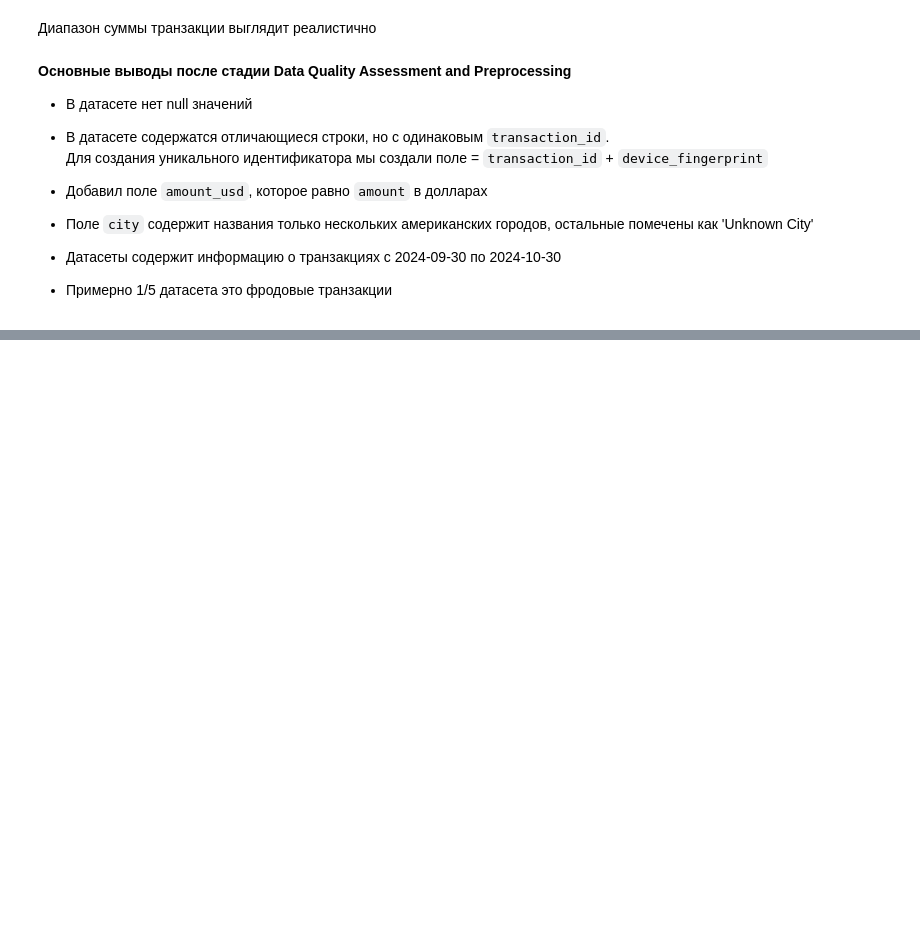
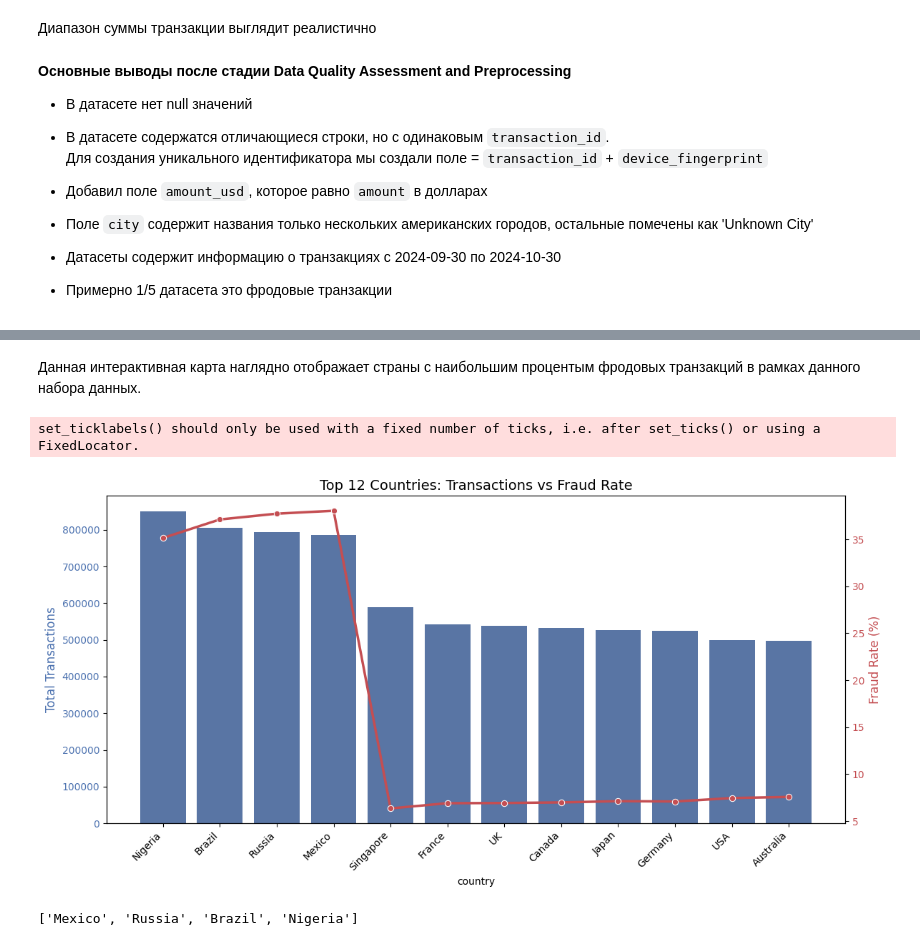
Before and after one commit to SaidKamalov/transaction_fraud_analysis, a Jupyter notebook: EDA.ipynb, the cells around one changed output, grey strips where cells are left out. Saved outputs shown, nothing was run; the diff lists cells and outputs as text; code cells hidden in the pictures; blank space fills up the shorter version.

```diff
--- a/EDA.ipynb
+++ b/EDA.ipynb
@@ -413,0 +423,4 @@ print(f'Максимальная сумма транзакции: {round(transac
+# %%
+uniq_countries = transaction_fraud_data_processed['country'].unique()
+print(f"Кол-во стран: {len(uniq_countries)}")
+uniq_countries.tolist()
@@ -413,0 +441,14 @@ print(f'Максимальная сумма транзакции: {round(transac
+# %%
+# Group by country to get total and fraud counts
+country_stats = (
+    transaction_fraud_data_processed
+      .groupby('country', as_index=False)
+      .agg(
+          total_txns=('custom_transaction_id','count'),
+          fraud_txns=('is_fraud','sum'),
+      )
+)
+
+# Calculate fraud rate as a percentage
+country_stats['fraud_rate'] = country_stats['fraud_txns'] / country_stats['total_txns'] * 100
+country_stats['txns_rate'] = country_stats['total_txns'] / len(transaction_fraud_data_processed) * 100
@@ -413,0 +492,26 @@ print(f'Максимальная сумма транзакции: {round(transac
+# %%
+fig = px.choropleth(
+    country_stats,
+    locations='country',            # column with country names
+    locationmode='country names',   # tells Plotly to match on names
+    color='fraud_rate',             # value to color by
+    hover_name='country',           # what shows on hover
+    hover_data={
+        'total_txns': True,
+        'fraud_txns': True,
+        'fraud_rate': ':.2f',        # two‐decimal formatting
+        'txns_rate': ':.2f'
+    },
+    color_continuous_scale='Reds',
+    title='Interactive Map: Fraud Rate by Country'
+)
+# %%
+fig.update_layout(
+    margin=dict(l=0, r=0, t=50, b=0),    # remove extra padding
+    coloraxis_colorbar=dict(
+        title="Fraud Rate (%)",
+        tickformat=".1f"
+    )
+)
+# %% [markdown]
+Данная интерактивная карта наглядно отображает страны с наибольшим процентым фродовых транзакций в рамках данного набора данных.
@@ -413,0 +578,10 @@ print(f'Максимальная сумма транзакции: {round(transac
+# %%
+plot_country_mixed(country_stats, top_n = len(uniq_countries))
+# %% [output]
+set_ticklabels() should only be used with a fixed number of ticks, i.e. after set_ticks() or using a FixedLocator.
+[figure, added]
+# %%
+top_fraud_countries = country_stats.sort_values(['fraud_rate'], ascending=False)['country'].to_list()[:4]
+top_fraud_countries
+# %% [output]
+['Mexico', 'Russia', 'Brazil', 'Nigeria']
```
Also changed, not shown: parts of 13 cells of this notebook, 2 other files.
